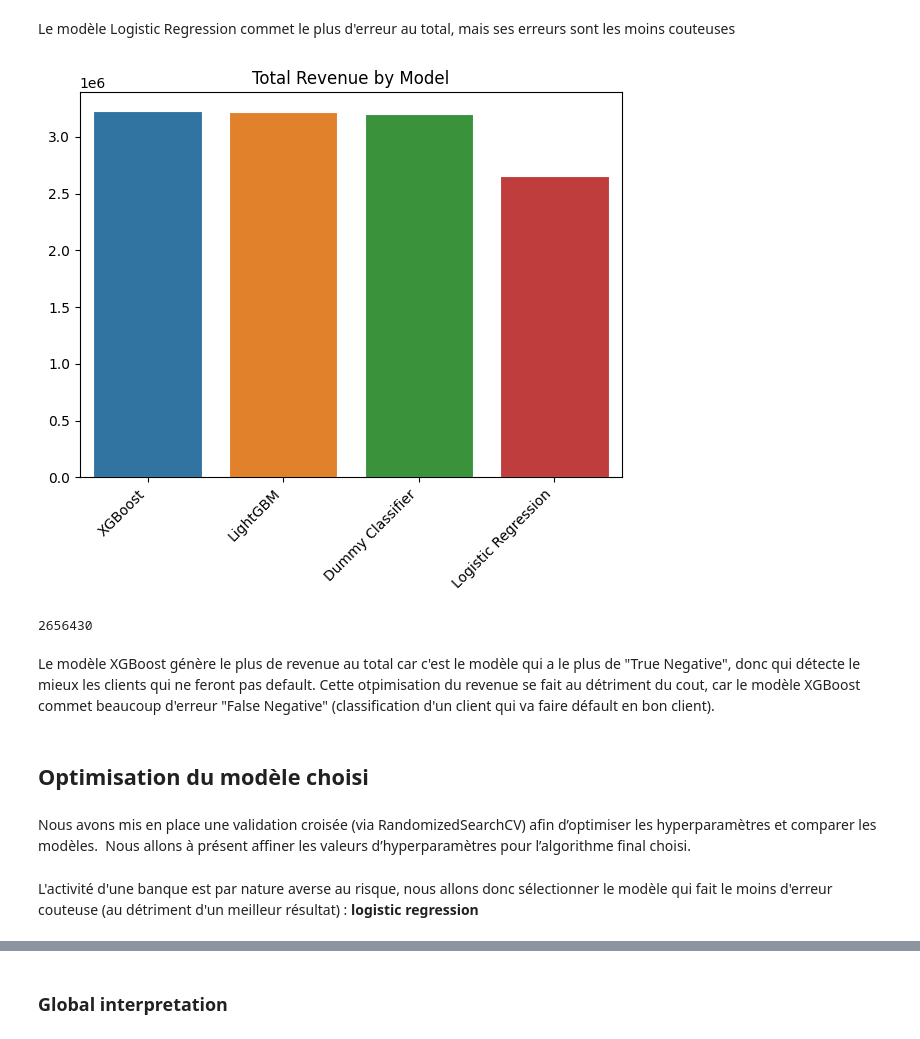
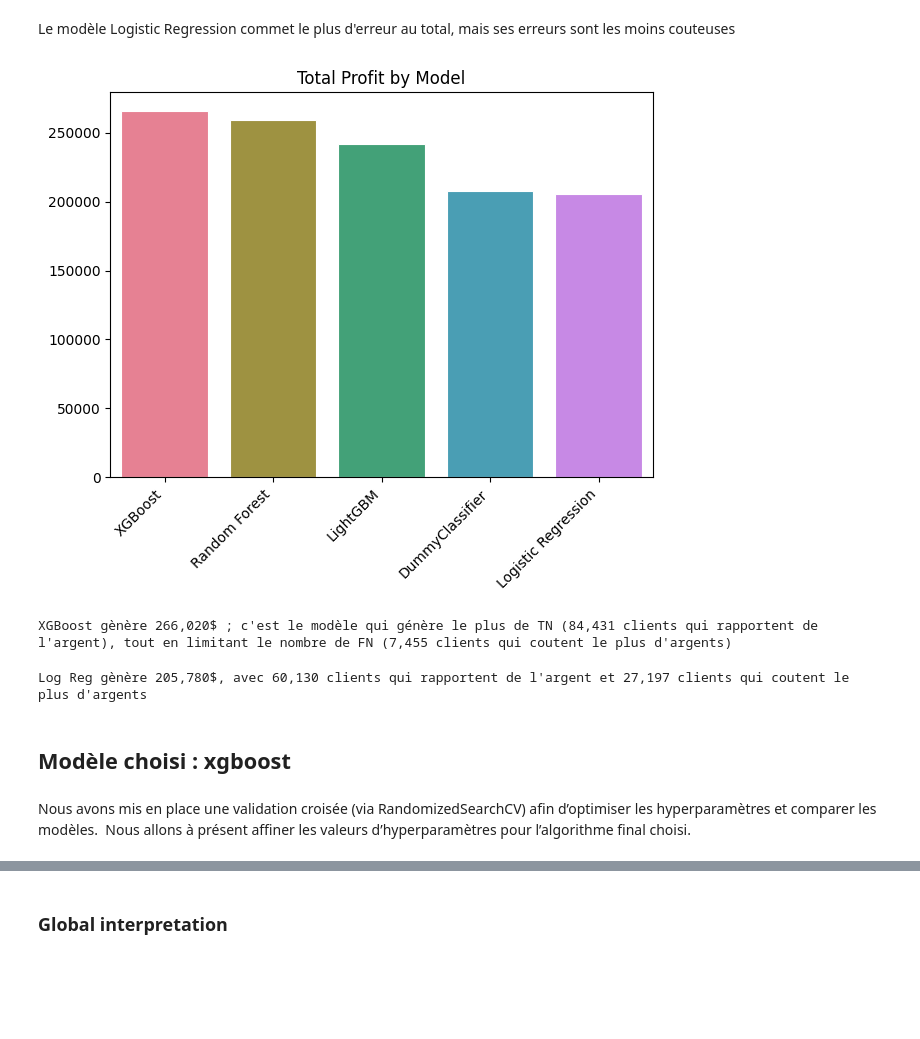
Before and after one commit to estellec18/modele_de_scoring, a Jupyter notebook: 02_Modelisation.ipynb, the cells around one changed output, grey strips where cells are left out. Saved outputs shown, nothing was run; the diff lists cells and outputs as text; code cells hidden in the pictures; blank space fills up the shorter version.

```diff
--- a/02_Modelisation.ipynb
+++ b/02_Modelisation.ipynb
@@ -654,18 +659,19 @@ mlflow.set_tracking_uri('http://127.0.0.1:5000')
 # %%
-dummy_clf = mlflow.sklearn.load_model("runs:/18d8b18999db43589bac62779eff2950/dummy_classifier")
-clf_logistic = mlflow.sklearn.load_model("runs:/3fc3febff05442c5bc3a80ba525f0f87/model")
-clf_lgbm = mlflow.sklearn.load_model('runs:/84cca818fe16421cb21a6cfc6d48e174/model')
-clf_xgb = mlflow.sklearn.load_model("runs:/258eb19c4ecb4c3ba4fbd081d32e8aab/model")
+dummy_clf = mlflow.sklearn.load_model("mlartifacts/323698739188100536/314d33d1bc0649b3a6f6131f9547ff90/artifacts/dummy_classifier")
+clf_logistic = mlflow.sklearn.load_model("mlartifacts/323698739188100536/bcb12b02117a43d789ef9dad91b1d4f5/artifacts/model")
+clf_lgbm = mlflow.sklearn.load_model('mlartifacts/323698739188100536/8c84534ef404486093cb85991dd66b02/artifacts/model')
+clf_xgb = mlflow.sklearn.load_model("mlartifacts/323698739188100536/c75a224f31ae44929dc332a2c2874ff1/artifacts/model")
+clf_rdf = mlflow.sklearn.load_model("mlartifacts/323698739188100536/37102bacb4c44fcfa443938d2f229f52/artifacts/model")
 # %%
 model_dict = {
     'Logistic Regression': clf_logistic,
     'LightGBM': clf_lgbm,
-    'XGBoost': clf_xgb
+    'XGBoost': clf_xgb,
+    'Random Forest': clf_rdf
 }
 
 result = {'Model': [],
           'Error_cost_score': [],
-          'Error_cost': [],
           'AUC': [],
           'Recall':[],
           'Accuracy':[],
@@ -675,7 +681,6 @@ result = {'Model': [],
 for model_name, model in model_dict.items():
     result['Model'].append(model_name)
     result['Error_cost_score'].append(round(model.best_score_, 4))
-    result['Error_cost'].append(-round(np.nanmin(model.cv_results_['mean_test_error_cost']), 0))
     result['AUC'].append(round(np.nanmax(model.cv_results_['mean_test_auc']), 4))
     result['Recall'].append(round(np.nanmax(model.cv_results_['mean_test_recall']), 4))
     result['Accuracy'].append(round(np.nanmax(model.cv_results_['mean_test_accuracy']), 4))
@@ -685,7 +690,6 @@ for model_name, model in model_dict.items():
 predictions = dummy_clf.predict(X_test)
 result['Model'].append("Dummy Classifier")
 result['Error_cost_score'].append(round(error_cost_std(y_test, predictions), 4))
-result['Error_cost'].append(round(error_cost(y_test, predictions), 0))
 result['AUC'].append(round(roc_auc_score(y_test, predictions), 4))
 result['Recall'].append(round(recall_score(y_test, predictions), 4))
 result['Accuracy'].append(round(accuracy_score(y_test, predictions), 4))
@@ -708,20 +715,20 @@ X_test_lgbm = X_test.rename(columns=new_names)
 # %%
 y_preds = []
 predict_times = []
-
-model_dict["Dummy Classifier"] = dummy_clf
 
 for model in list(model_dict.values()):
     if model == clf_lgbm:
         start_time = time.time()
         preds = model.predict(X_test_lgbm)
         end_time = time.time()
+        y_preds.append(preds)
+        predict_times.append(round(end_time - start_time,2))
     else:
         start_time = time.time()
         preds = model.predict(X_test)
         end_time = time.time()
-    y_preds.append(preds)
-    predict_times.append(round(end_time - start_time,2))
+        y_preds.append(preds)
+        predict_times.append(round(end_time - start_time,2))
 
 print(predict_times)
 # %% [output]
@@ -767,7 +774,7 @@ Le modèle qui génère le plus de cout est Dummy Classifier
 # %% [markdown]
 Le modèle Logistic Regression commet le plus d'erreur au total, mais ses erreurs sont les moins couteuses
 # %%
-def get_total_revenue(model):
+def get_profit(model):
     """definition d'une fonction de revenue en fonction du type et du nombre d'erreurs de classification"""
 
     if model == clf_lgbm:
@@ -777,9 +784,10 @@ def get_total_revenue(model):
     cm = confusion_matrix(y_test, y_pred)
     TN, FP, FN, TP = cm.flatten()
 
-    total_revenue = 50*TN - 0*FP - 140*FN + 0*TP
-    # chaque client correctement identifié comme solvable et à qui je prete de l'argent (TN) me rapporte 50
-    # les clients à qui je ne ne prete pas car je les ai identifié comme non solvable à tort ou a raison (FP ou TP) me rapporte 0
-    # les clients à qui je prête alors qu'ils sont insolvables (FN) me coute 140
+    total_revenue = 20*TN - 20*FP - 200*FN + 0*TP
+    # chaque client correctement identifié comme solvable et à qui je prete de l'argent (TN) me rapporte 20
+    # chaque client que je n'ai pas correctement identifié comme solvable me coute 20 (manque à gagner)
+    # les clients à qui je prête alors qu'ils sont insolvables (FN) me coute 200 (10*FP)
+    # les clients à qui je ne ne prete pas car je les ai identifié comme non solvable à raison (TP) me rapporte 0
 
     return total_revenue
@@ -786,29 +803,32 @@ def get_total_revenue(model):
 # %%
-revenues = [get_total_revenue(model) for model in model_dict.values()]
+revenues = [get_profit(model) for model in model_dict.values()]
 sorted_models = [model for _, model in sorted(zip(revenues, model_dict.values()), reverse=True)]
 
 plt.figure(figsize=(7,5))
 sns.barplot(x=list(model_dict.keys()),
             y=revenues,
             edgecolor='white',
             linewidth=0.8,
+            palette="husl",
             order=[list(model_dict.keys())[list(model_dict.values()).index(model)] for model in sorted_models])
 plt.xticks(rotation=45, ha='right')
-plt.title('Total Revenue by Model',fontsize=12)
+plt.title('Total Profit by Model',fontsize=12)
 plt.show()
 # %% [output]
-[figure, old version]
+[figure, new version]
-# %%
-get_total_revenue(clf_logistic)
-# %% [output]
-2656430
-# %% [markdown]
-Le modèle XGBoost génère le plus de revenue au total car c'est le modèle qui a le plus de "True Negative", donc qui détecte le mieux les clients qui ne feront pas default. Cette otpimisation du revenue se fait au détriment du cout, car le modèle XGBoost commet beaucoup d'erreur "False Negative" (classification d'un client qui va faire défault en bon client).
-# %% [markdown]
-## Optimisation du modèle choisi
+# %%
+TN, FP, FN, TP = conf_detail(clf_xgb)
+print(f"XGBoost gènère {get_profit(clf_xgb):,}$ ; c'est le modèle qui génère le plus de TN ({TN:,} clients qui rapportent de l'argent), tout en limitant le nombre de FN ({(FN+FP):,} clients qui coutent de l'argents)")
+# %% [output]
+XGBoost gènère 266,020$ ; c'est le modèle qui génère le plus de TN (84,431 clients qui rapportent de l'argent), tout en limitant le nombre de FN (7,455 clients qui coutent le plus d'argents)
+# %%
+TN, FP, FN, TP = conf_detail(clf_logistic)
+print(f"Log Reg gènère {get_profit(clf_logistic):,}$, avec {TN:,} clients qui rapportent de l'argent et {(FN+FP):,} clients qui coutent de l'argents")
+# %% [output]
+Log Reg gènère 205,780$, avec 60,130 clients qui rapportent de l'argent et 27,197 clients qui coutent le plus d'argents
+# %% [markdown]
+## Modèle choisi : xgboost
 # %% [markdown]
 Nous avons mis en place une validation croisée (via RandomizedSearchCV) afin d’optimiser les hyperparamètres et comparer les modèles.
 Nous allons à présent affiner les valeurs d’hyperparamètres pour l’algorithme final choisi.
-# %% [markdown]
-L'activité d'une banque est par nature averse au risque, nous allons donc sélectionner le modèle qui fait le moins d'erreur couteuse (au détriment d'un meilleur résultat) : **logistic regression**
 # %%
```
Also changed, not shown: parts of 59 cells of this notebook.
